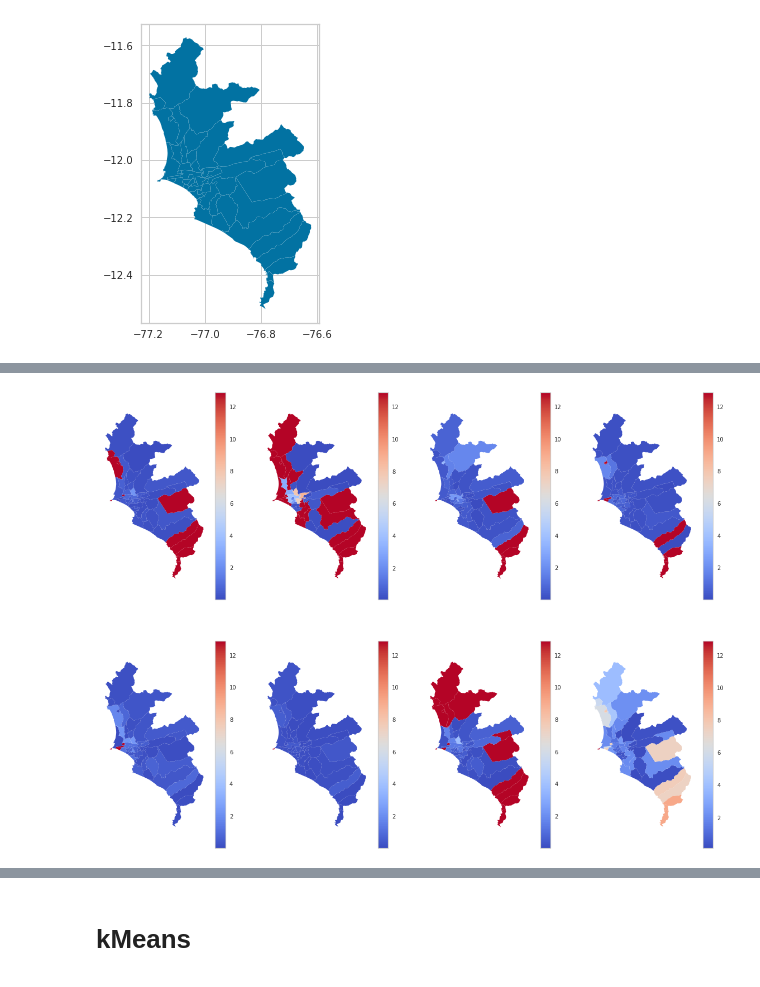
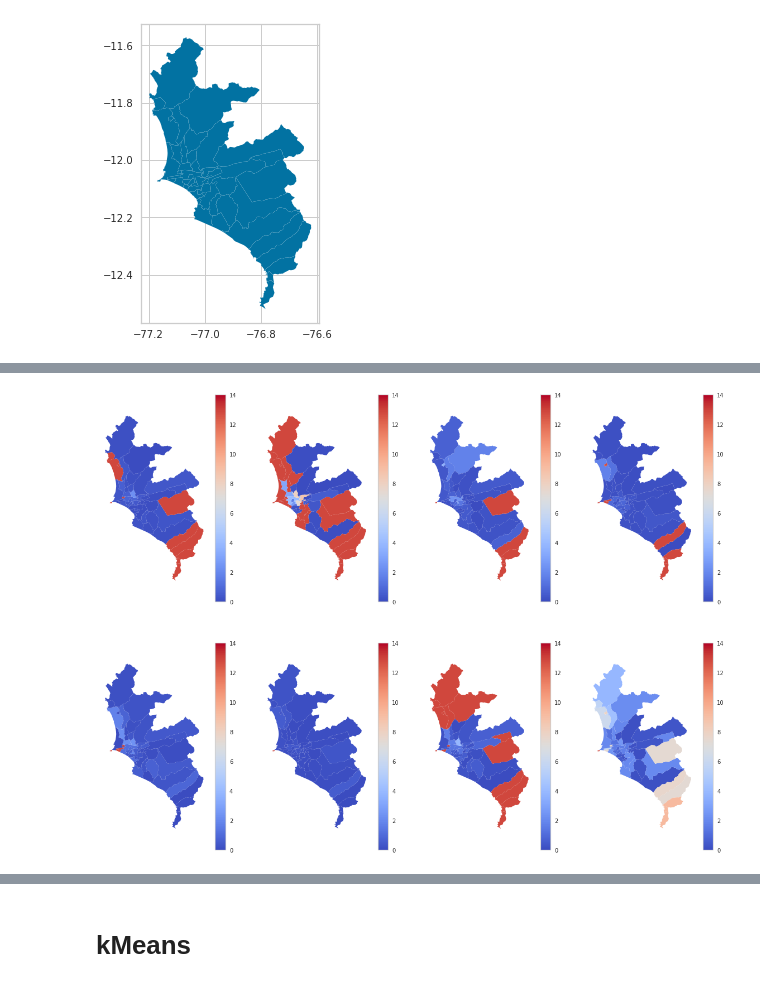
Before and after one commit to leiparov/intercon-simbig-2021, a Jupyter notebook: RutasClustering.ipynb, the cells around one changed output, grey strips where cells are left out. Cells and saved outputs as stored; diff of their text form; code cells hidden in the pictures.

```diff
--- a/RutasClustering.ipynb
+++ b/RutasClustering.ipynb
@@ -59,23 +112,23 @@ mapa = pd.merge(mapaLimaCallao, (data/1000).reset_index(), how='left', left_on='
 # %%
 fig , axes = plt.subplots(2,4, figsize = (20,15))
 
 CMAP = 'coolwarm'
 
-mapa.plot(column='bank', cmap=CMAP, legend=True, ax=axes[0][0])
-mapa.plot(column='courthouse', cmap=CMAP, legend=True, ax=axes[0][1])
-mapa.plot(column='hospital', cmap=CMAP, legend=True, ax=axes[0][2])
-mapa.plot(column='marketplace', cmap=CMAP, legend=True, ax=axes[0][3])
-mapa.plot(column='police', cmap=CMAP, legend=True, ax=axes[1][0])
-mapa.plot(column='school', cmap=CMAP, legend=True, ax=axes[1][1])
-mapa.plot(column='university', cmap=CMAP, legend=True, ax=axes[1][2])
-mapa.plot(column='mean', cmap=CMAP, legend=True, ax=axes[1][3])
+mapa.plot(column='bank', cmap=CMAP, legend=True, ax=axes[0][0], vmin=0, vmax=14)
+mapa.plot(column='courthouse', cmap=CMAP, legend=True, ax=axes[0][1], vmin=0, vmax=14)
+mapa.plot(column='hospital', cmap=CMAP, legend=True, ax=axes[0][2], vmin=0, vmax=14)
+mapa.plot(column='marketplace', cmap=CMAP, legend=True, ax=axes[0][3], vmin=0, vmax=14)
+mapa.plot(column='police', cmap=CMAP, legend=True, ax=axes[1][0], vmin=0, vmax=14)
+mapa.plot(column='school', cmap=CMAP, legend=True, ax=axes[1][1], vmin=0, vmax=14)
+mapa.plot(column='university', cmap=CMAP, legend=True, ax=axes[1][2], vmin=0, vmax=14)
+mapa.plot(column='mean', cmap=CMAP, legend=True, ax=axes[1][3], vmin=0, vmax=14)
 
 for idx, x in np.ndenumerate(axes):
     x.grid(False)
     x.axis(False)
 # fig
 # %% [output]
-[figure, old version]
+[figure, new version]
 # %%
 features = ['Financial services',
             'Justice',
```
Also changed, not shown: parts of 16 cells of this notebook, 6 other files.
